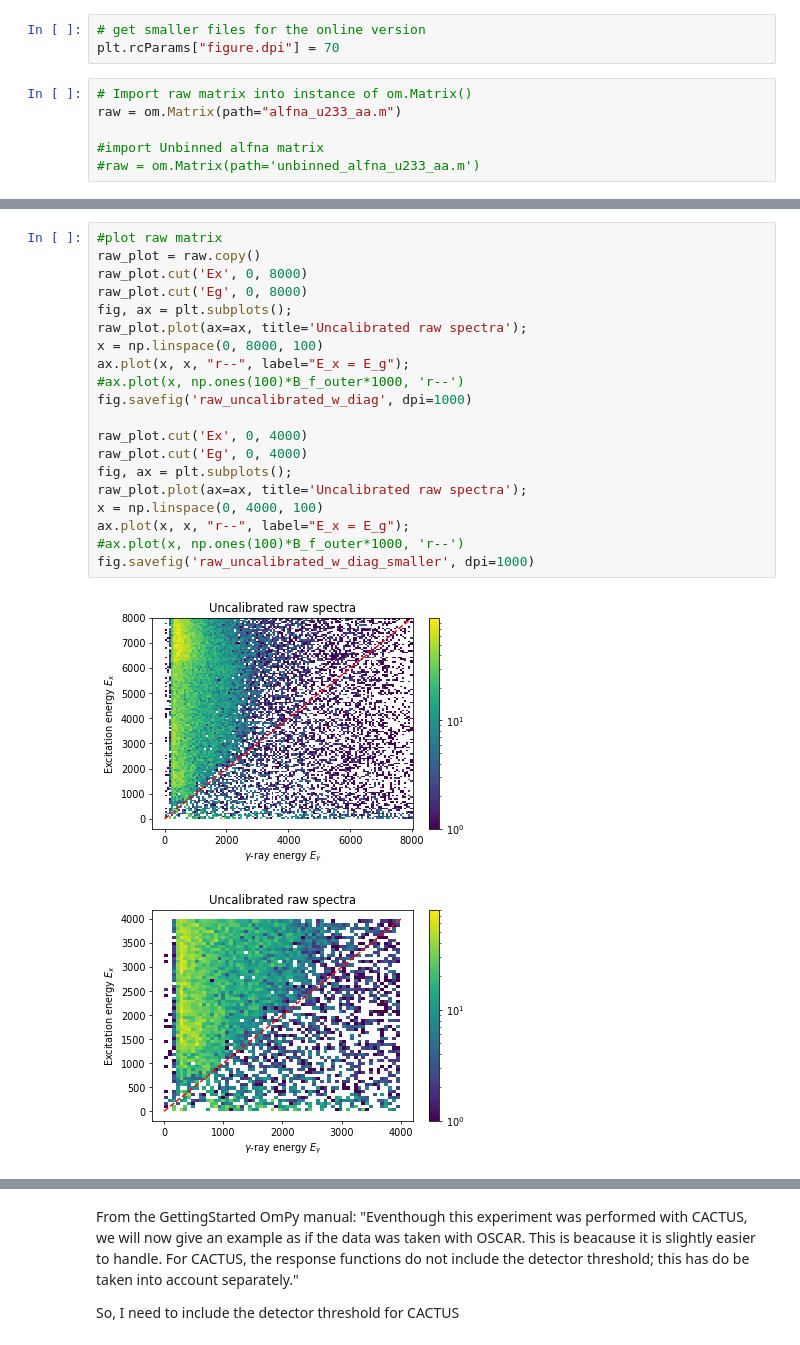
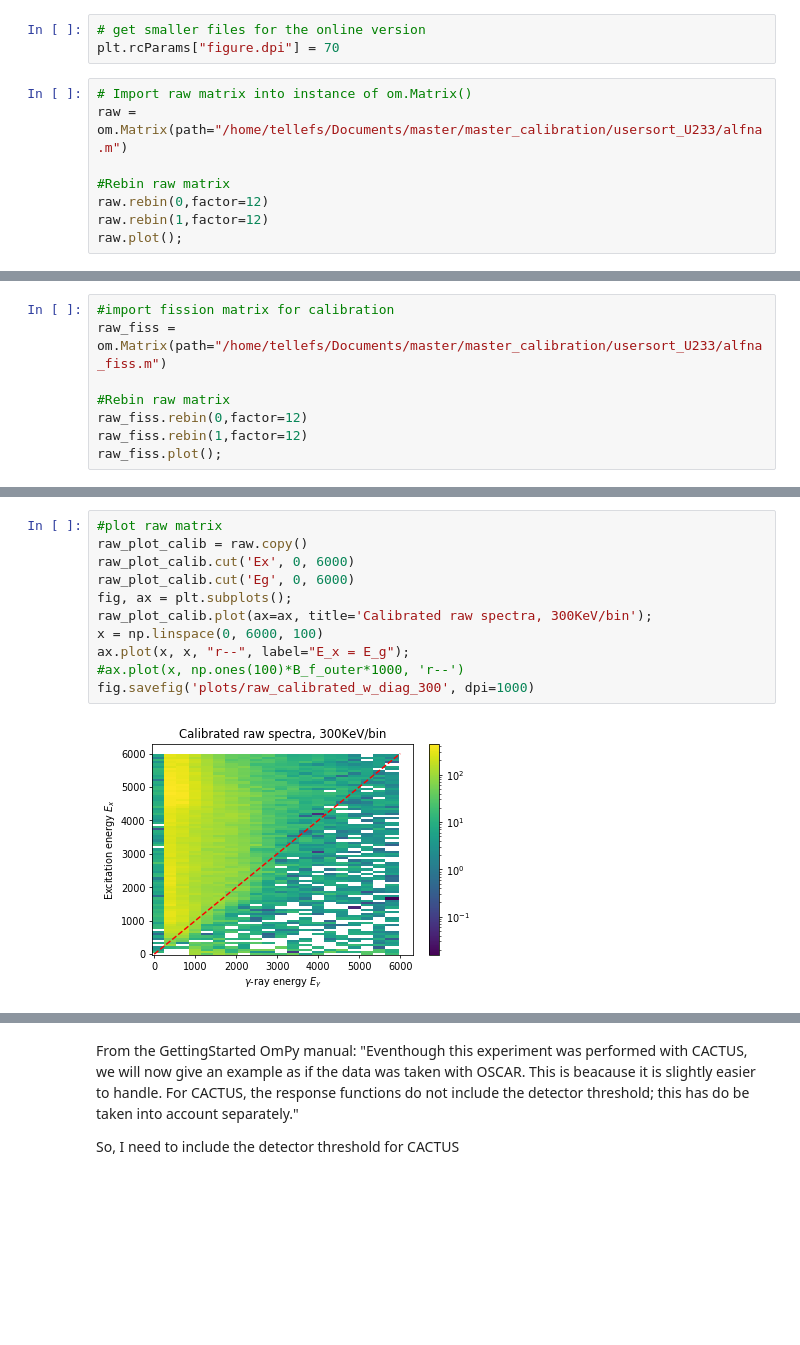
Before and after one commit to tellefs/OmPy_233U, a Jupyter notebook: osloMethod_U233_aa.ipynb, the cells around one changed output, grey strips where cells are left out. Drawn from its saved outputs; the diff is of its cells as text; blank space fills up the shorter version.

Commit message:
calibrated and rebinned matrix. fixed plots

```diff
--- a/osloMethod_U233_aa.ipynb
+++ b/osloMethod_U233_aa.ipynb
@@ -23,7 +23,9 @@ np.random.seed(1382398)
 plt.rcParams["figure.dpi"] = 70
 # %%
 # Import raw matrix into instance of om.Matrix()
-raw = om.Matrix(path="alfna_u233_aa.m")
+raw = om.Matrix(path="/home/tellefs/Documents/master/master_calibration/usersort_U233/alfna.m")
 
-#import Unbinned alfna matrix
-#raw = om.Matrix(path='unbinned_alfna_u233_aa.m')
+#Rebin raw matrix
+raw.rebin(0,factor=12)
+raw.rebin(1,factor=12)
+raw.plot();
@@ -29,0 +34,8 @@ raw = om.Matrix(path="alfna_u233_aa.m")
+# %%
+#import fission matrix for calibration
+raw_fiss = om.Matrix(path="/home/tellefs/Documents/master/master_calibration/usersort_U233/alfna_fiss.m")
+
+#Rebin raw matrix
+raw_fiss.rebin(0,factor=12)
+raw_fiss.rebin(1,factor=12)
+raw_fiss.plot();
@@ -30,23 +205,13 @@ raw = om.Matrix(path="alfna_u233_aa.m")
 # %%
 #plot raw matrix
-raw_plot = raw.copy()
-raw_plot.cut('Ex', 0, 8000)
-raw_plot.cut('Eg', 0, 8000)
+raw_plot_calib = raw.copy()
+raw_plot_calib.cut('Ex', 0, 6000)
+raw_plot_calib.cut('Eg', 0, 6000)
 fig, ax = plt.subplots();
-raw_plot.plot(ax=ax, title='Uncalibrated raw spectra');
-x = np.linspace(0, 8000, 100)
+raw_plot_calib.plot(ax=ax, title='Calibrated raw spectra, 300KeV/bin');
+x = np.linspace(0, 6000, 100)
 ax.plot(x, x, "r--", label="E_x = E_g");
 #ax.plot(x, np.ones(100)*B_f_outer*1000, 'r--')
-fig.savefig('raw_uncalibrated_w_diag', dpi=1000)
-
-raw_plot.cut('Ex', 0, 4000)
-raw_plot.cut('Eg', 0, 4000)
-fig, ax = plt.subplots();
-raw_plot.plot(ax=ax, title='Uncalibrated raw spectra');
-x = np.linspace(0, 4000, 100)
-ax.plot(x, x, "r--", label="E_x = E_g");
-#ax.plot(x, np.ones(100)*B_f_outer*1000, 'r--')
-fig.savefig('raw_uncalibrated_w_diag_smaller', dpi=1000)
+fig.savefig('plots/raw_calibrated_w_diag_300', dpi=1000)
 # %% [output]
-[figure, old version]
+[figure, new version]
-[figure, removed]
```
Also changed, not shown: parts of 27 cells of this notebook, 1 other file.
